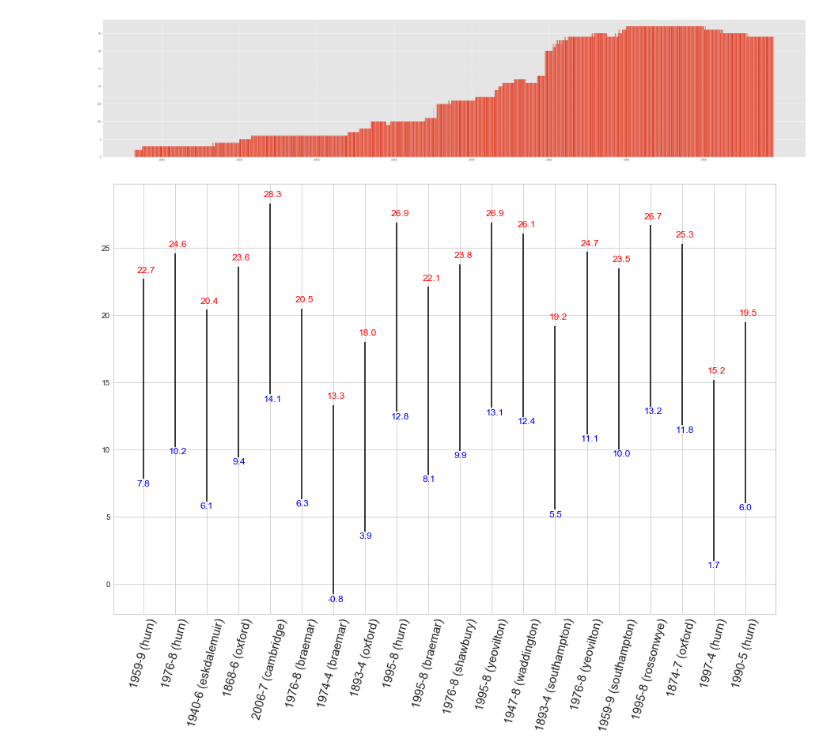
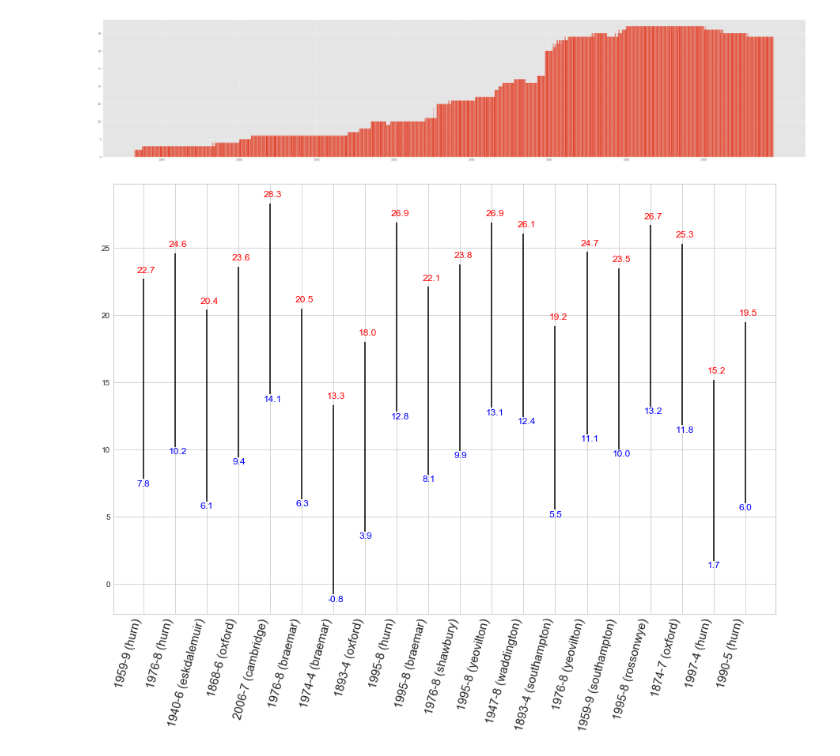
Before and after one commit to DanielJohnBenton/historic-monthly-meteorological-station-data, a Jupyter notebook: src/notes.ipynb, the cells around one changed output. Saved outputs shown, nothing was run; the diff lists cells and outputs as text; code cells hidden in the pictures.

Commit message:
latest graph

```diff
--- a/src/notes.ipynb
+++ b/src/notes.ipynb
@@ -110,22 +110,22 @@ leastVaried = tempsByRange[:sample]
 # %%
 matplotlib.rcParams["figure.figsize"] = (15, 10)
 pyplot.style.use("seaborn-whitegrid")
 
 things = mostVaried
 
 highs = [temp["HIGH"] for temp in things]
 lows = [temp["LOW"] for temp in things]
 labels = [temp["YEAR"] +"-"+ temp["MONTH"] +f" ({temp['STATION']})" for temp in things]
 ranges = [temp["RANGE"] for temp in things]
 
 pyplot.vlines(list(range(sample)), lows, highs, color="black")
-pyplot.xticks(list(range(sample)), labels, rotation=75, size=15)
+pyplot.xticks(list(range(sample)), labels, rotation=75, ha="right", size=15)
 
 for i in range(sample):
     pyplot.text(i - 0.2, highs[i] + 0.5, str(highs[i]), size=12, color="red")
     pyplot.text(i - 0.2, lows[i] - 0.5, str(lows[i]), size=12, color="blue")
 
 #pyplot.plot(list(range(sample)), ranges, alpha=0.2, color="green")
-pyplot.show()
+pyplot.show();
 # %% [output]
-[figure, old version]
+[figure, new version]
```
